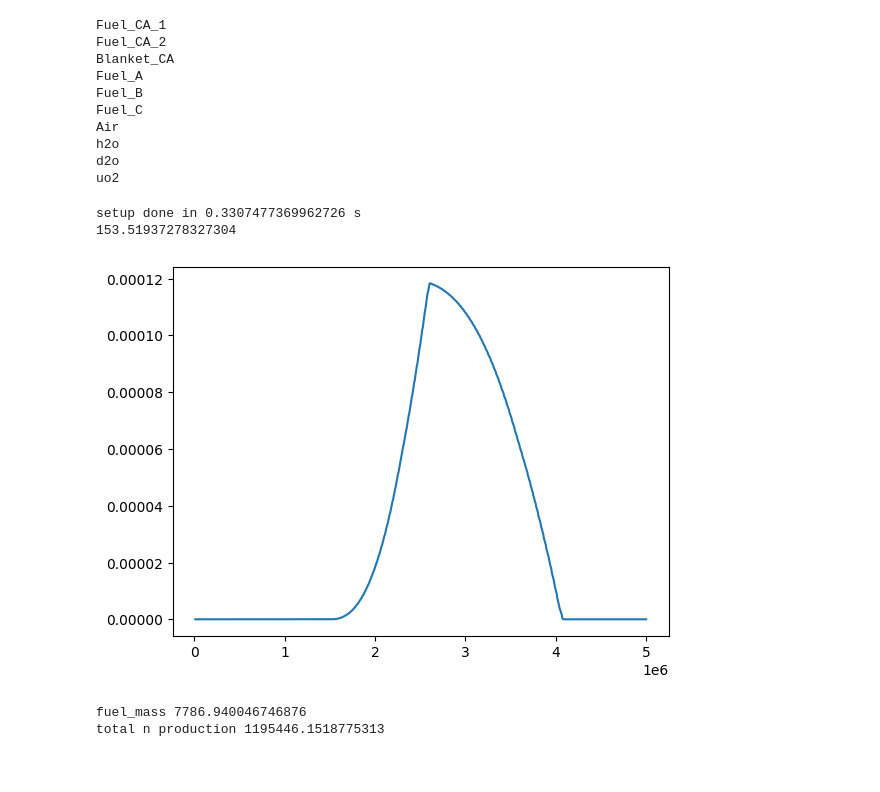
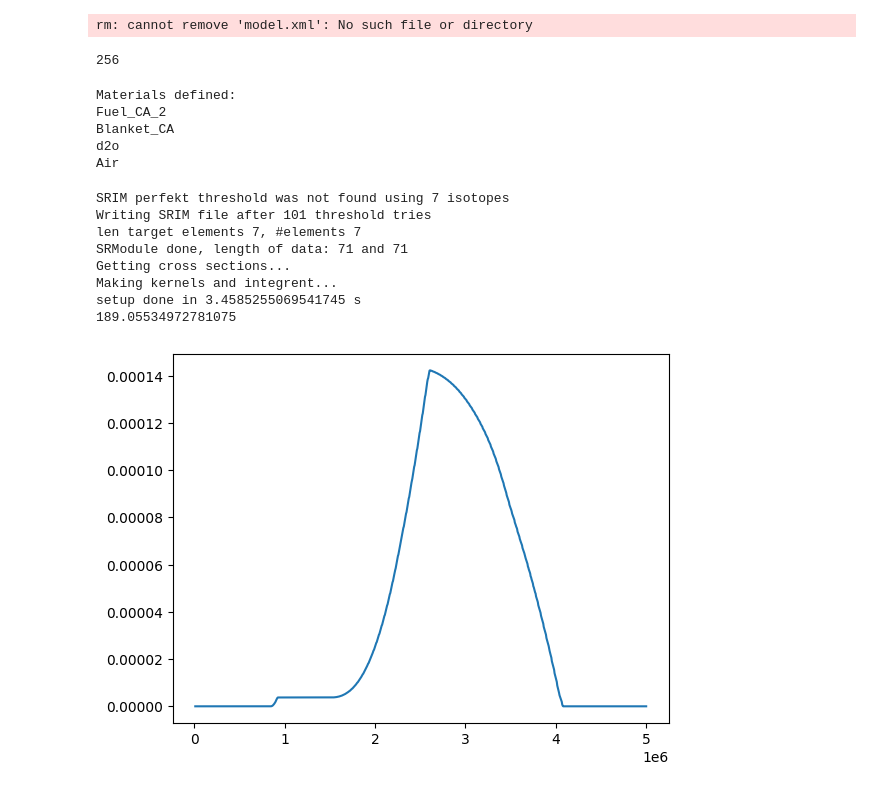
Before and after one commit to EmilEskol/Speciale, a Jupyter notebook: 5FixedSourceRuns.ipynb, the cells around one changed output. Cells and saved outputs as stored; diff of their text form; code cells hidden in the pictures.

```diff
--- a/5FixedSourceRuns.ipynb
+++ b/5FixedSourceRuns.ipynb
@@ -15,6 +15,11 @@ import os
 import openmc.deplete as dep
 import time
 from collections import defaultdict #To use dictionaries to remove dublicates
+
+os.system("rm model.xml")
+# %% [output]
+rm: cannot remove 'model.xml': No such file or directory
+256
 # %%
 #Setting geometry and materials
 #Geometry
@@ -23,63 +28,53 @@ fuel_name="Fuel_CA_2"
 
 
 if new_geom:
-    inner_fuel_r = 35
-    outer_fuel_r = 75
+    #Reactor geometry parameters
+    inner_fuel_r = 55
+    outer_fuel_r = 65
     outer_moderater_r = 80
-
-    with_blanket = True
     blanket_or = 100
 
-    inner_moderator_height = 25
-    geom, materials= gh.set_geom_fuel_shell(inner_fuel_r,outer_fuel_r,outer_moderater_r,with_blanket=with_blanket,
-                               blanket_or=blanket_or, inner_moderator_height=inner_moderator_height, fuel_name=fuel_name)
+    #Control for readtor
+    inner_moderator_height = 95
+
+    materials = gh.create_materials(fuel_name)
+    geom, materials= gh.set_geom_fuel_shell(inner_fuel_r, outer_fuel_r, outer_moderater_r,
+                                            with_blanket=True, blanket_or=blanket_or,
+                                            inner_moderator_height=inner_moderator_height,
+                                            materials=materials, fuel_name=fuel_name)
 else:
     openmc.reset_auto_ids()
     geom = openmc.Geometry.from_xml("geometry.xml")
     materials= openmc.Materials.from_xml('materials.xml')
+
+#materials = openmc.Materials.from_xml('Fuel_CA_2_nr_1_h.xml')
 fuel = gh.get_material_by_name(fuel_name,materials)
 # %% [output]
-Fuel_CA_1
+Materials defined:
 Fuel_CA_2
 Blanket_CA
-Fuel_A
-Fuel_B
-Fuel_C
+d2o
 Air
-h2o
-d2o
-uo2
 # %%
+fuel.set_density('g/cm3',4.905)
 neutron_intensities,neutron_energies,n_per_s_per_kg = an.neutron_spectra_from_material(fuel,E_min=1e4,nr_points=1000,nr_energies=1000,new_file=False)
 neutron_intensities = np.clip(neutron_intensities,0,None)
 energy = openmc.stats.Tabular(neutron_energies, neutron_intensities)
 
 fig,ax =plt.subplots()
 
 ax.plot(neutron_energies,neutron_intensities)
 
 print(n_per_s_per_kg)
 # %% [output]
-setup done in 0.3307477369962726 s
-153.51937278327304
+SRIM perfekt threshold was not found using 7 isotopes
+Writing SRIM file after 101 threshold tries
+len target elements 7, #elements 7
+SRModule done, length of data: 71 and 71
+Getting cross sections...
+Making kernels and integrent...
+setup done in 3.4585255069541745 s
+189.05534972781075
-[figure, old version]
+[figure, new version]
-# %%
-def shell_vol_calc(geom_or,geom_ir):
-    volume=4/3*np.pi*(geom_or**3-geom_ir**3)
-    return volume
-
-fuel_vol = shell_vol_calc(outer_fuel_r,inner_fuel_r)
-fuel_mass = fuel.density*fuel_vol/1000 #g/cm^3*cm^3 -> kg
-
-fuel.volume = fuel_vol
-
-print('fuel_mass',fuel_mass)
-
-total_n_per_s = n_per_s_per_kg*fuel_mass
-
-print('total n production',total_n_per_s)
-# %% [output]
-fuel_mass 7786.940046746876
-total n production 1195446.1518775313
 # %%
 #Setting source and settings
```
Also changed, not shown: parts of 4 cells of this notebook, 21 other files.
